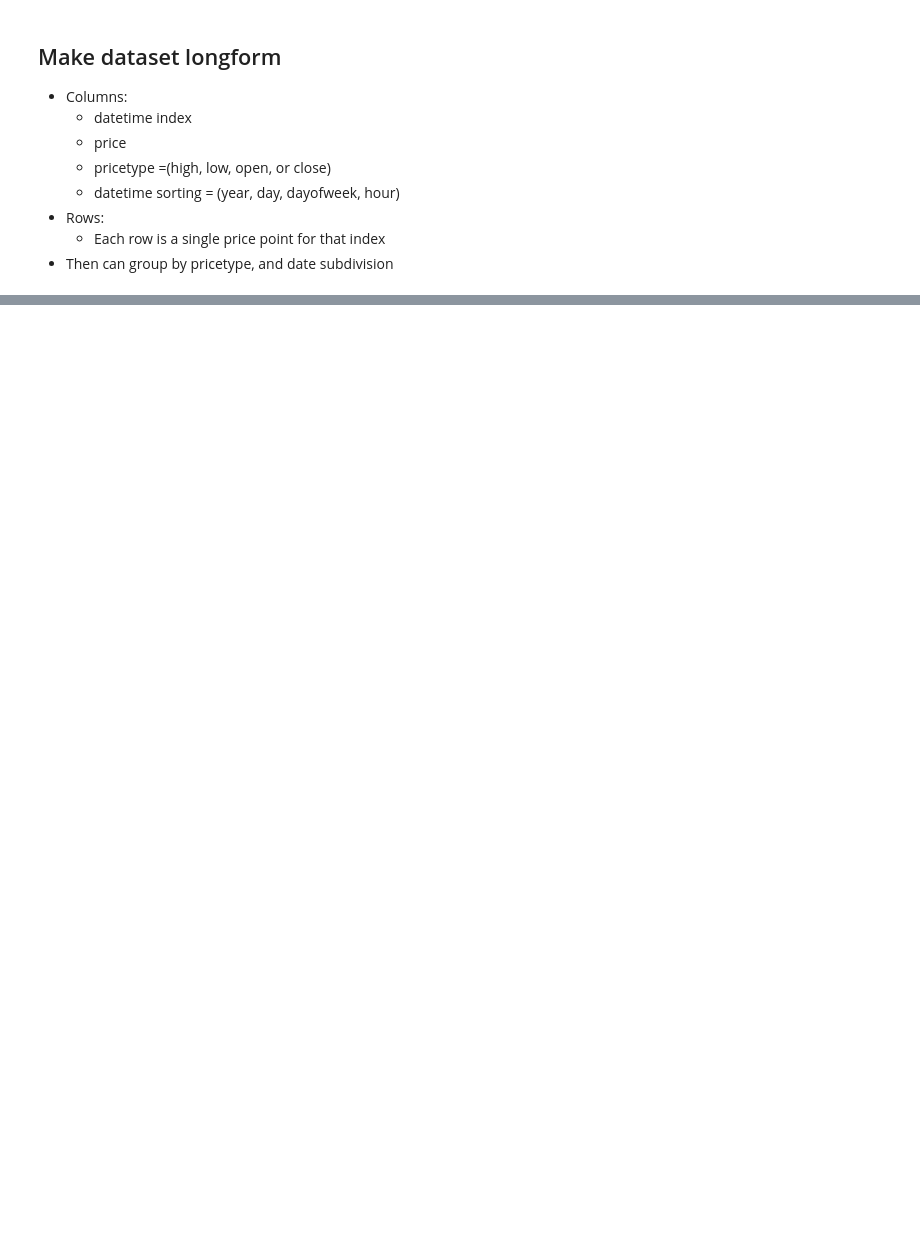
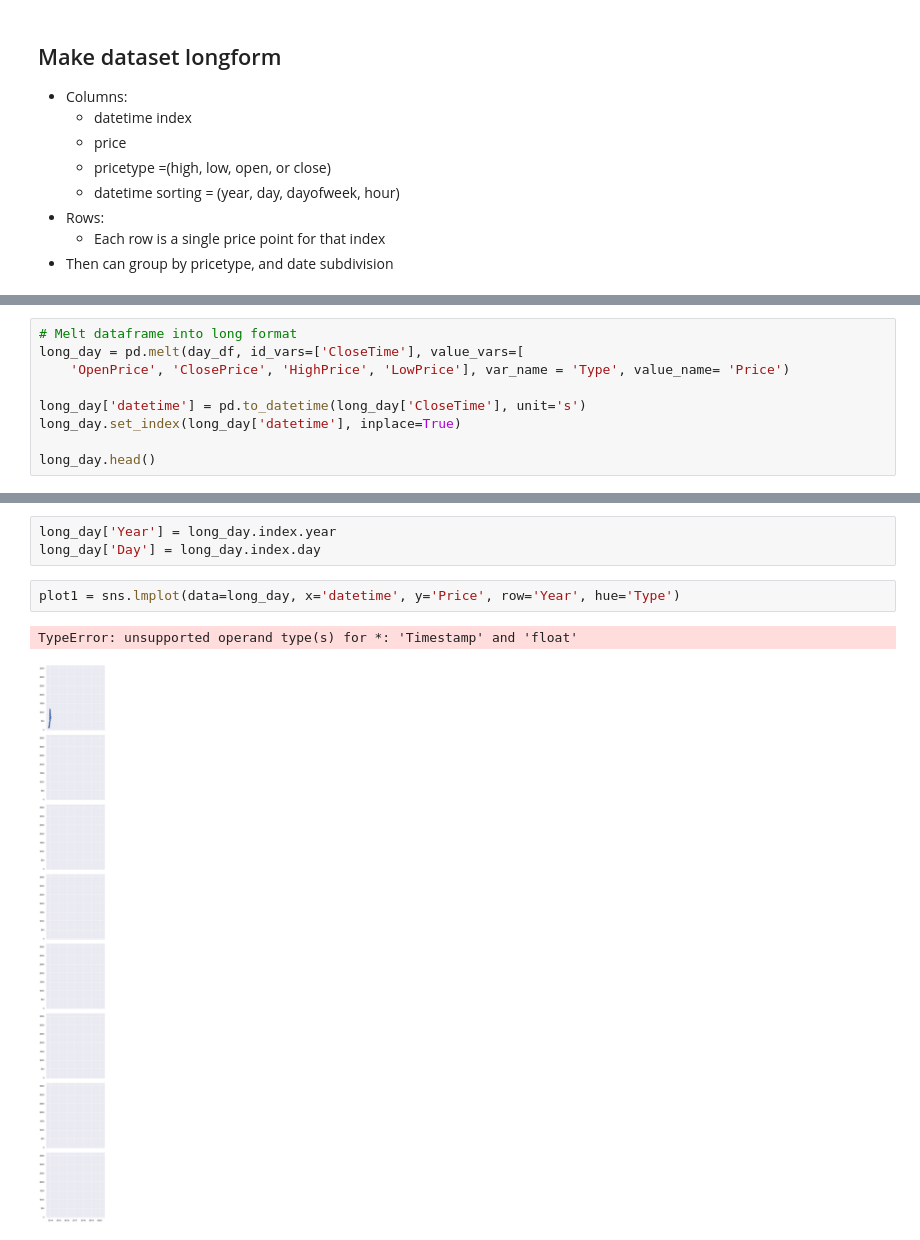
Before and after one commit to a-epstein/crypto-analysis, a Jupyter notebook: kraken_analysis.ipynb, the cells around one changed output, grey strips where cells are left out. Drawn from its saved outputs; the diff is of its cells as text; blank space fills up the shorter version.

```diff
--- a/kraken_analysis.ipynb
+++ b/kraken_analysis.ipynb
@@ -403,0 +277,9 @@ g = sns.lmplot(data=day_df, x='day', y='HighPrice', row='year', col='DayOfWeek')
+# %%
+# Melt dataframe into long format
+long_day = pd.melt(day_df, id_vars=['CloseTime'], value_vars=[
+    'OpenPrice', 'ClosePrice', 'HighPrice', 'LowPrice'], var_name = 'Type', value_name= 'Price')
+
+long_day['datetime'] = pd.to_datetime(long_day['CloseTime'], unit='s')
+long_day.set_index(long_day['datetime'], inplace=True)
+
+long_day.head()
@@ -403,0 +294,8 @@ g = sns.lmplot(data=day_df, x='day', y='HighPrice', row='year', col='DayOfWeek')
+# %%
+long_day['Year'] = long_day.index.year
+long_day['Day'] = long_day.index.day
+# %%
+plot1 = sns.lmplot(data=long_day, x='datetime', y='Price', row='Year', hue='Type')
+# %% [output]
+TypeError: unsupported operand type(s) for *: 'Timestamp' and 'float'
+[figure, added]
```
Also changed, not shown: parts of 29 cells of this notebook.
